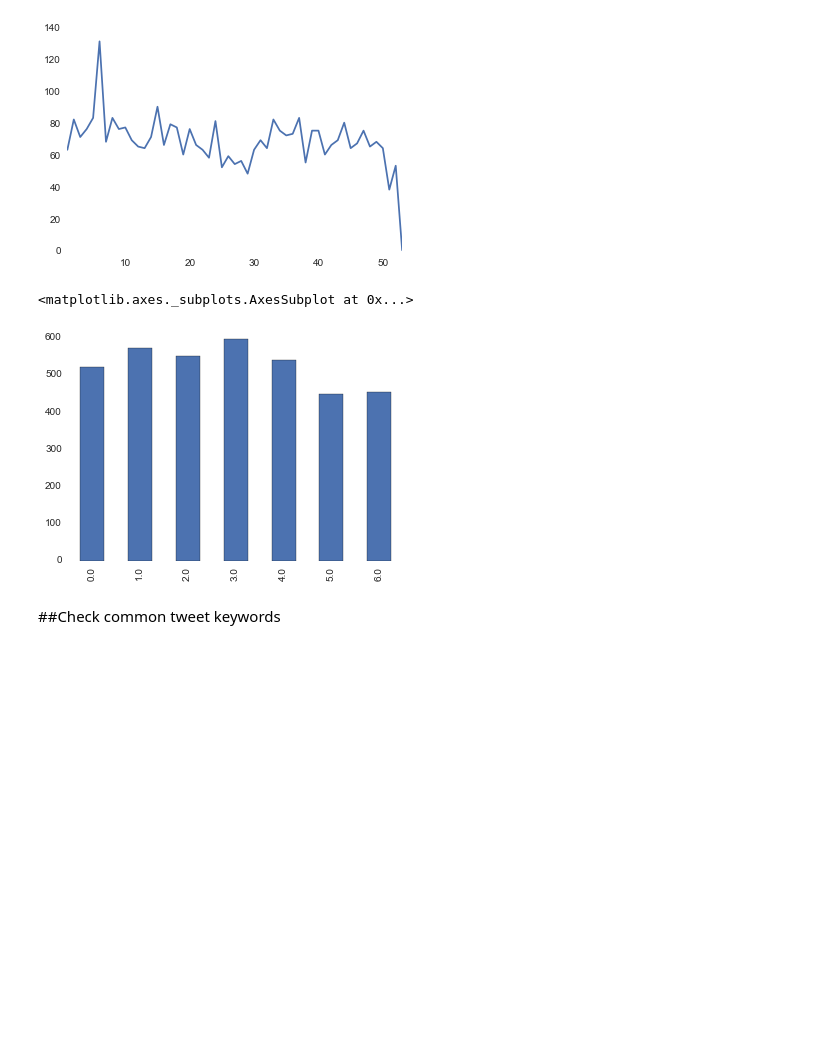
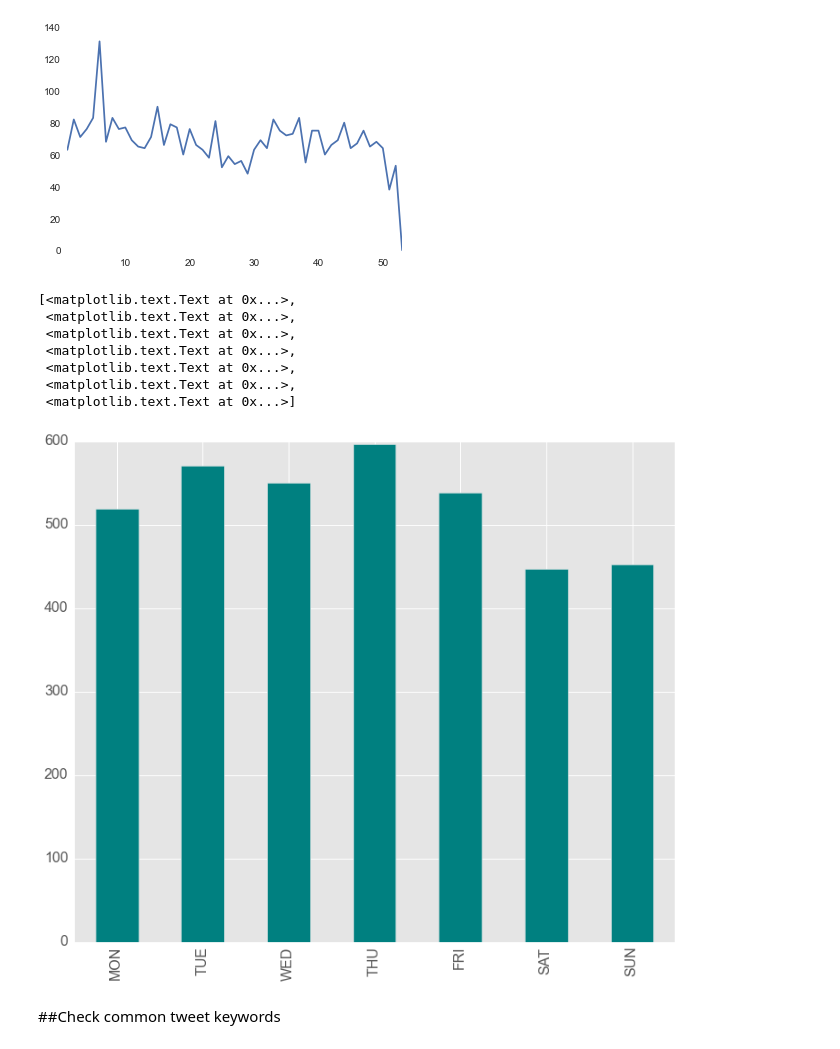
Before and after one commit to aegorenkov/DAT7project, a Jupyter notebook: exploration.ipynb, the cells around one changed output. Drawn from its saved outputs; the diff is of its cells as text; code cells hidden in the pictures; blank space fills up the shorter version.

```diff
--- a/exploration.ipynb
+++ b/exploration.ipynb
@@ -84,11 +96,21 @@ personal_victories.time_stamp.dt.weekofyear.value_counts().sort_index().plot()
 # %% [output]
 <matplotlib.axes._subplots.AxesSubplot at 0x...>
 [figure]
-# %%
-personal_victories.time_stamp.dt.weekday.value_counts().sort_index().plot(kind='bar')
-# %% [output]
-<matplotlib.axes._subplots.AxesSubplot at 0x...>
-[figure, removed]
+# %%
+plt = personal_victories.time_stamp.dt.weekday.value_counts().sort_index().plot(kind='bar',
+                                                                       figsize=(12,10),
+                                                                       color='teal',
+                                                                       fontsize='16')
+plt.axes.set_xticklabels(['MON', 'TUE', 'WED', 'THU', 'FRI', 'SAT', 'SUN'], fontsize=16)
+# %% [output]
+[<matplotlib.text.Text at 0x...>,
+ <matplotlib.text.Text at 0x...>,
+ <matplotlib.text.Text at 0x...>,
+ <matplotlib.text.Text at 0x...>,
+ <matplotlib.text.Text at 0x...>,
+ <matplotlib.text.Text at 0x...>,
+ <matplotlib.text.Text at 0x...>]
+[figure, added]
 # %% [markdown]
 ##Check common tweet keywords
 # %%
```
Also changed, not shown: parts of 5 cells of this notebook, 6 other files.
